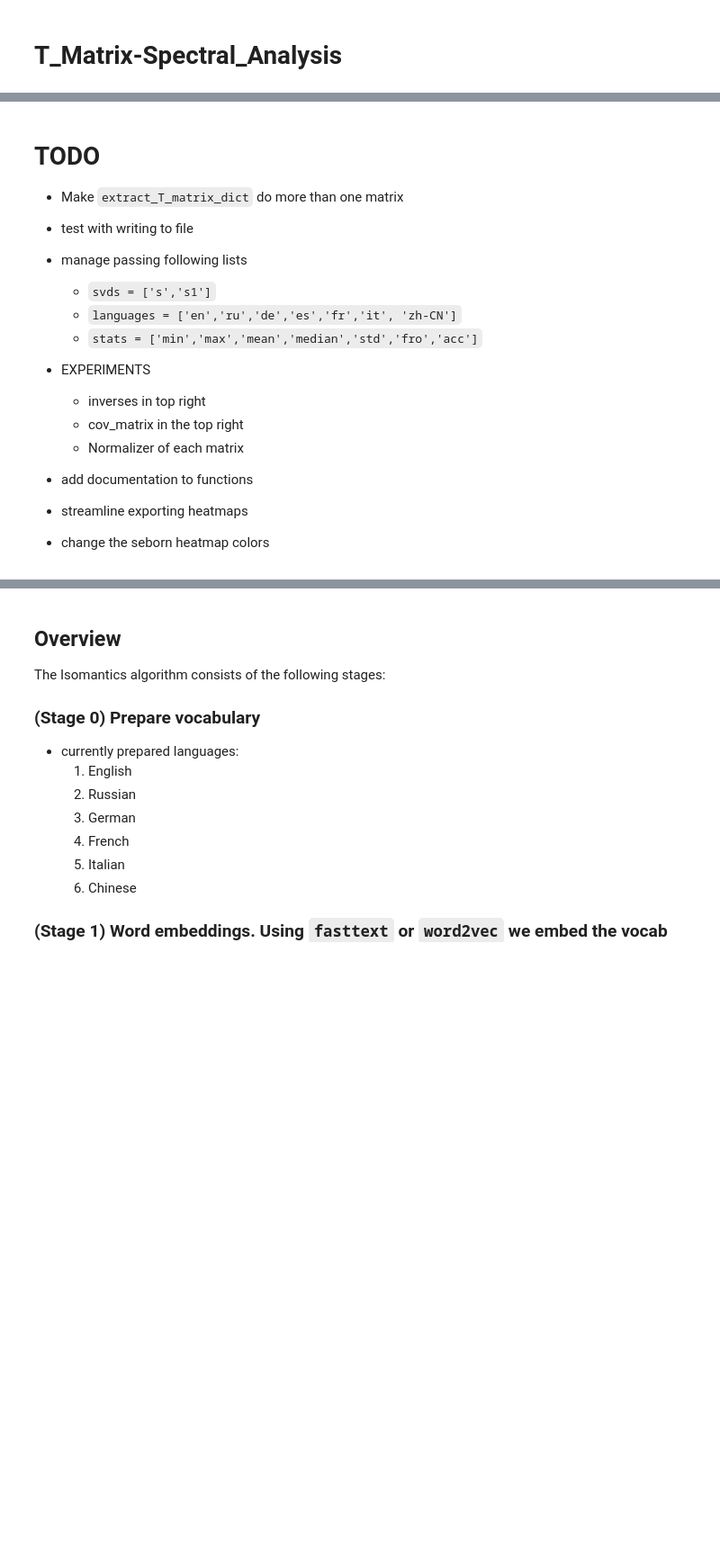
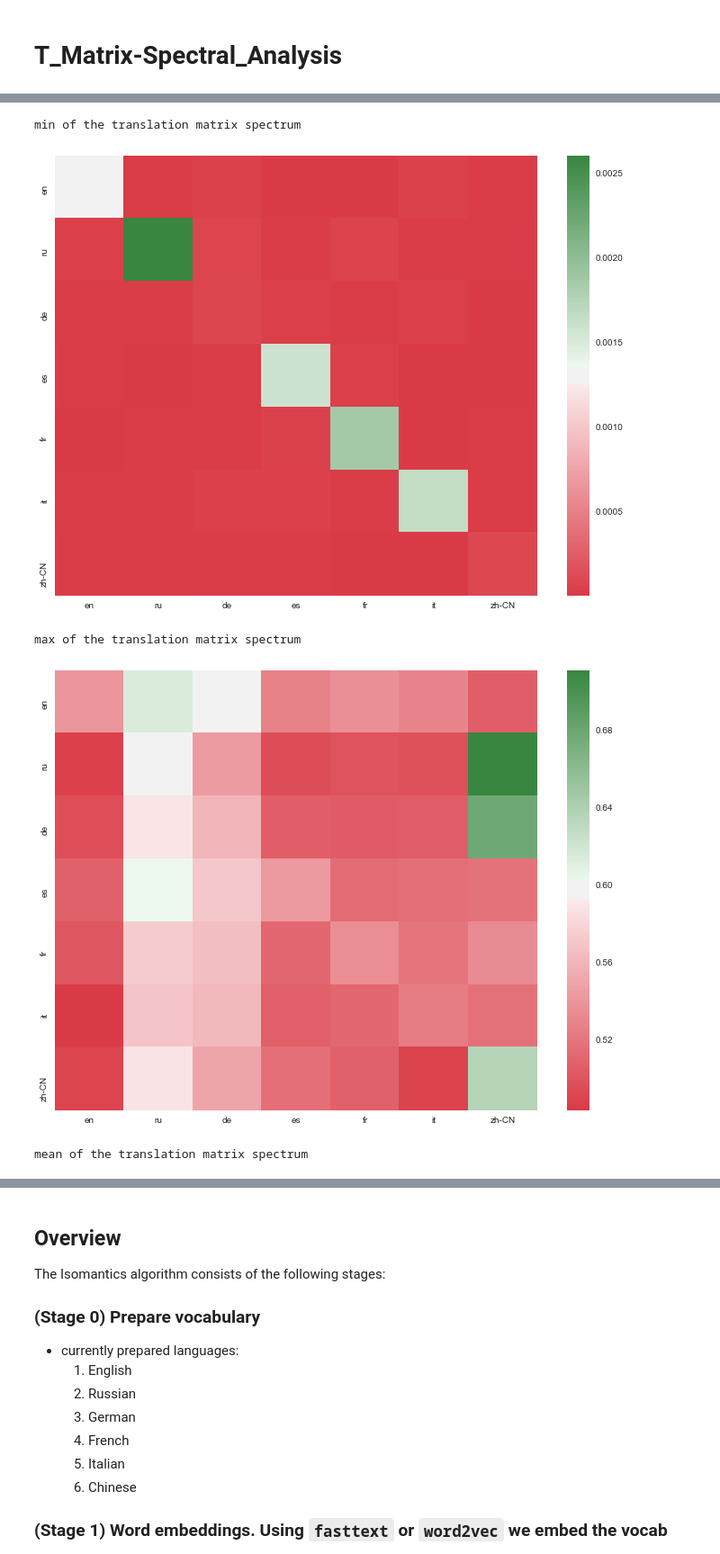
Before and after one commit to mike-tamir/IsomanticsWorkshop, a Jupyter notebook: code/T_Matrix-Spectral_Analysis.ipynb, the cells around one changed output, grey strips where cells are left out. Shown at 90% size. Cells and saved outputs as stored; diff of their text form; code cells hidden in the pictures; blank space fills up the shorter version.

Commit message:
T_Matrix_Spectral_Analysis notebook ready to integrate

```diff
--- a/code/T_Matrix-Spectral_Analysis.ipynb
+++ b/code/T_Matrix-Spectral_Analysis.ipynb
@@ -299,18 +320,30 @@ Using TensorFlow backend.
-# %% [markdown]
-# TODO
-- Make `extract_T_matrix_dict` do more than one matrix
-- test with writing to file
-
-- manage passing following lists
-    * `svds = ['s','s1']`
-    * `languages = ['en','ru','de','es','fr','it', 'zh-CN']`
-    * `stats = ['min','max','mean','median','std','fro','acc']`
-
-- EXPERIMENTS
-    * inverses in top right
-    * cov_matrix in the top right
-    * Normalizer of each matrix
-
-- add documentation to functions
-- streamline exporting heatmaps
-- change the seborn heatmap colors
+# %%
+import seaborn as sns
+from matplotlib import pyplot as plt
+%matplotlib inline
+
+##############
+#Set variables
+T_MATRIX_DICT = full
+DISPLAY_OPT = "cols"
+STATS = ['min', 'max', 'mean', 'median', 'std', 'min_log', 'max_log', 'mean_log', 'median_log', 'std_log']
+#['normality', 'min', 'max', 'mean', 'median', 'std', 'min_log', 'max_log', 'mean_log', 'median_log', 'std_log']
+MATRIX_TYPES = ["T_matrix", "T_cov"]
+
+
+###
+heatmaps = plot_heatmaps(T_matrix_dict=T_MATRIX_DICT,
+                         plotted_stats=STATS,
+                         display_opt="cols",
+                         matrix_types=MATRIX_TYPES,
+                         low_c=10,
+                         high_c=130,
+                         sep_num=10,
+                         figuresize=[12,9]
+                        )
+# %% [output]
+min of the translation matrix spectrum
+[figure, added]
+max of the translation matrix spectrum
+[figure, added]
+mean of the translation matrix spectrum
```
Also changed, not shown: parts of 7 cells of this notebook.
